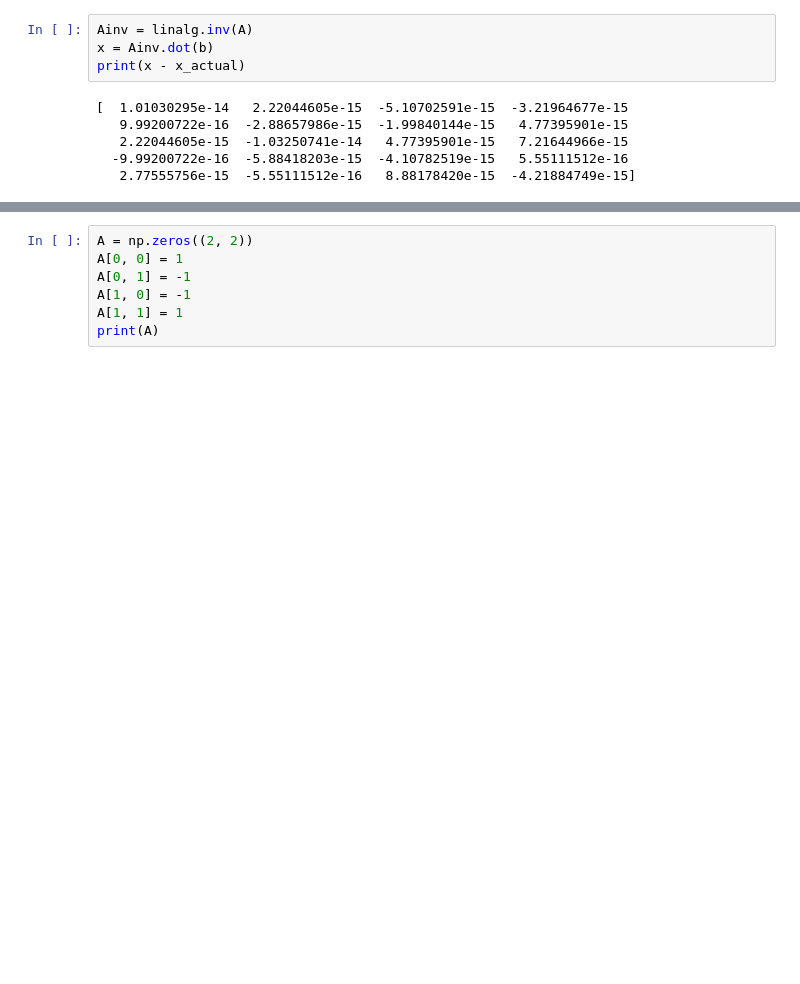
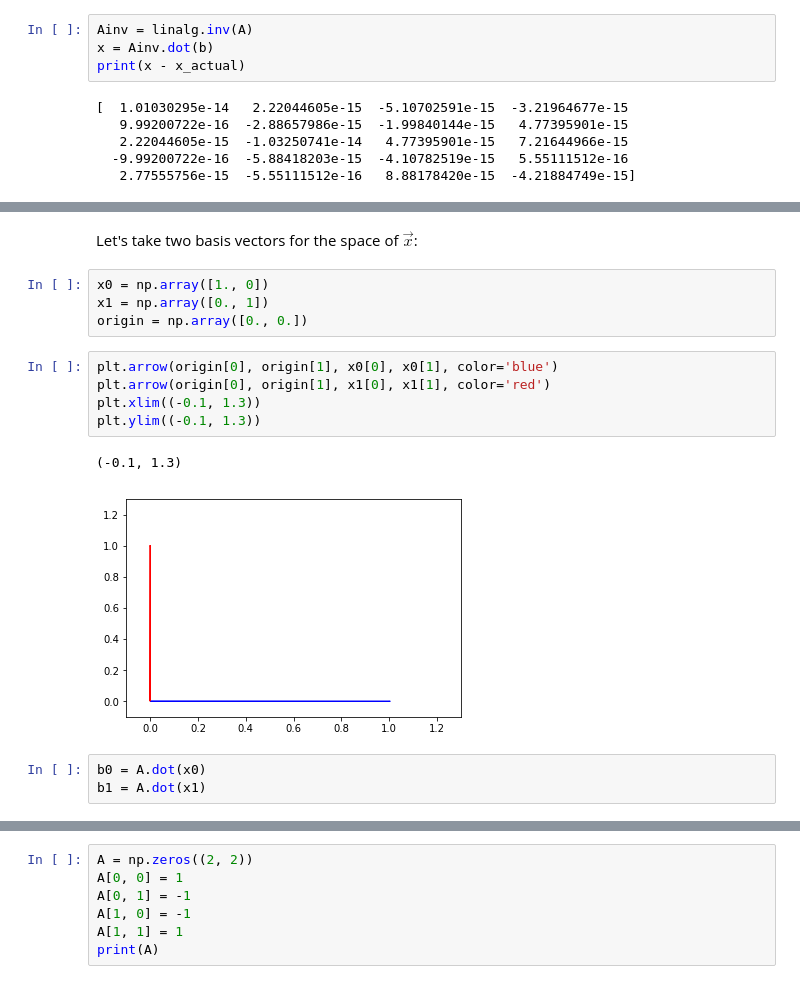
Before and after one commit to blanton144/computational, a Jupyter notebook: docs/notebooks/linear-algebra.ipynb, the cells around one changed output, grey strips where cells are left out. Cells and saved outputs as stored; diff of their text form; blank space fills up the shorter version.

```diff
--- a/docs/notebooks/linear-algebra.ipynb
+++ b/docs/notebooks/linear-algebra.ipynb
@@ -95,0 +108,17 @@ print(x - x_actual)
+# %% [markdown]
+Let's take two basis vectors for the space of $\vec{x}$:
+# %%
+x0 = np.array([1., 0])
+x1 = np.array([0., 1])
+origin = np.array([0., 0.])
+# %%
+plt.arrow(origin[0], origin[1], x0[0], x0[1], color='blue')
+plt.arrow(origin[0], origin[1], x1[0], x1[1], color='red')
+plt.xlim((-0.1, 1.3))
+plt.ylim((-0.1, 1.3))
+# %% [output]
+(-0.1, 1.3)
+[figure, added]
+# %%
+b0 = A.dot(x0)
+b1 = A.dot(x1)
```
Also changed, not shown: parts of 39 cells of this notebook, 16 other files.
